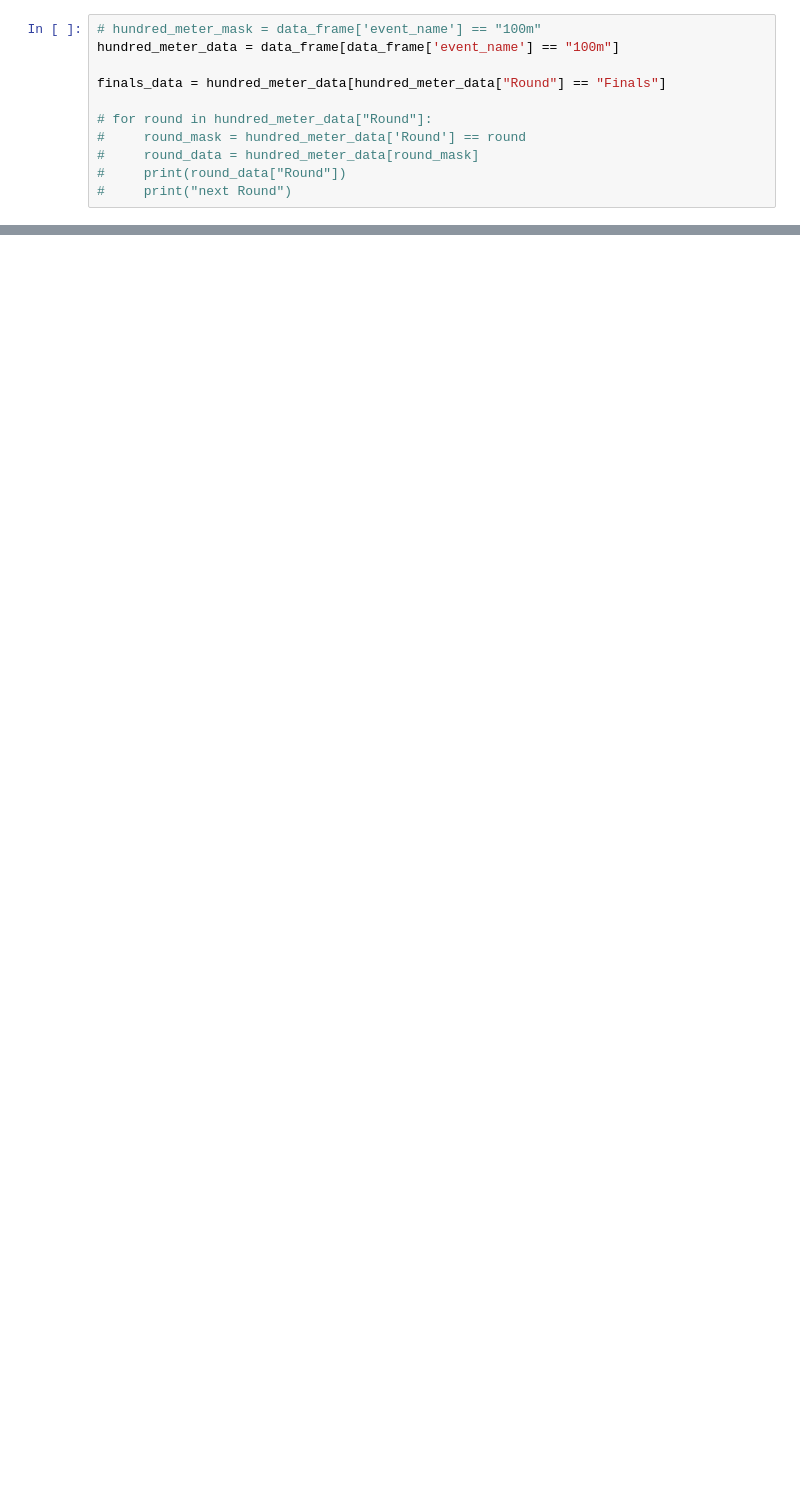
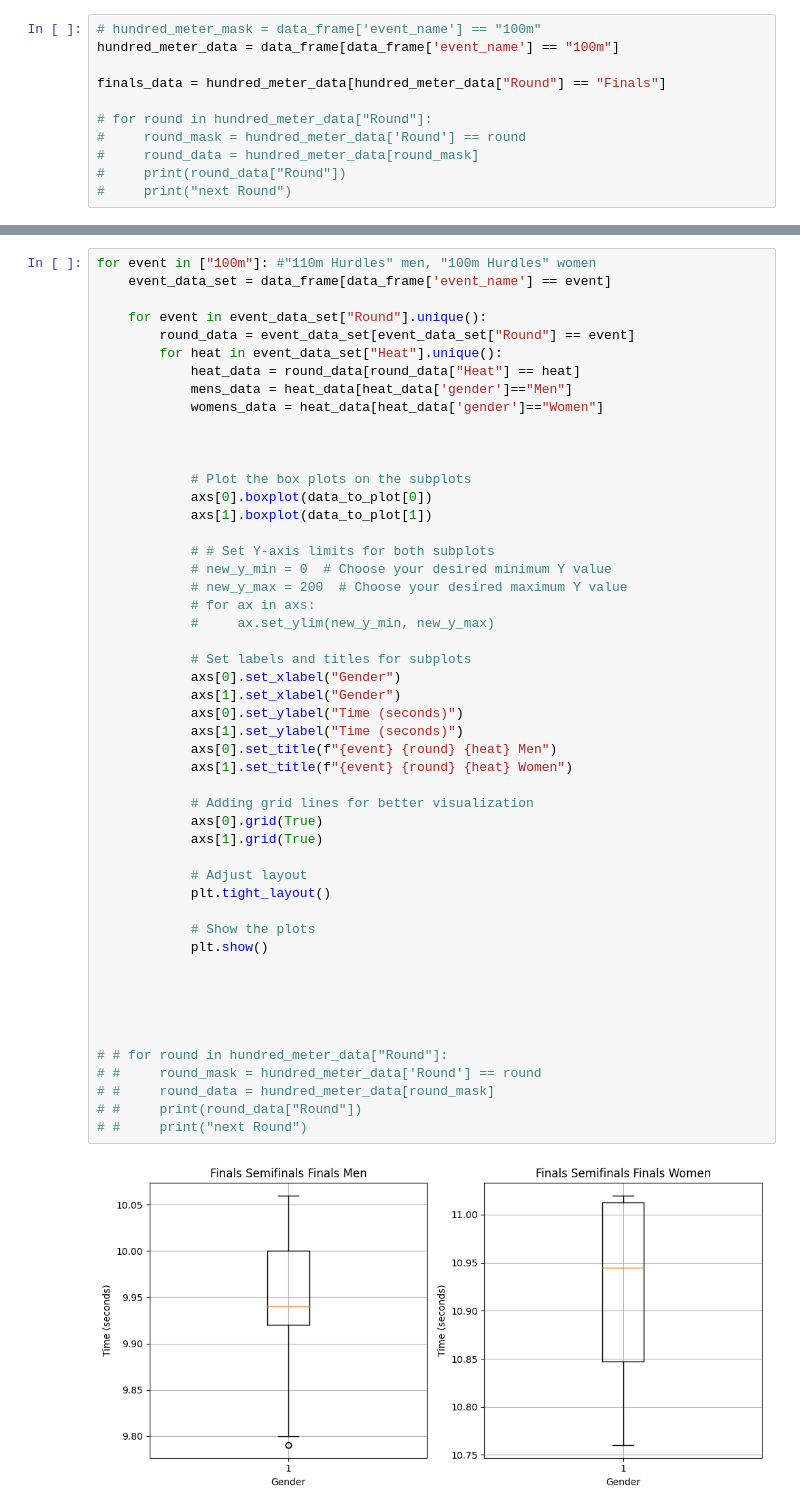
Before and after one commit to abhijit360/Webscraping-DataAnalysis, a Jupyter notebook: notebooks/visualisation.ipynb, the cells around one changed output, grey strips where cells are left out. Cells and saved outputs as stored; diff of their text form; blank space fills up the shorter version.

```diff
--- a/notebooks/visualisation.ipynb
+++ b/notebooks/visualisation.ipynb
@@ -54,0 +84,52 @@ fig.show()
+# %%
+for event in ["100m"]: #"110m Hurdles" men, "100m Hurdles" women
+    event_data_set = data_frame[data_frame['event_name'] == event]
+
+    for event in event_data_set["Round"].unique():
+        round_data = event_data_set[event_data_set["Round"] == event]
+        for heat in event_data_set["Heat"].unique():
+            heat_data = round_data[round_data["Heat"] == heat]
+            mens_data = heat_data[heat_data['gender']=="Men"]
+            womens_data = heat_data[heat_data['gender']=="Women"]
+
+
+
+            # Plot the box plots on the subplots
+            axs[0].boxplot(data_to_plot[0])
+            axs[1].boxplot(data_to_plot[1])
+
+            # # Set Y-axis limits for both subplots
+            # new_y_min = 0  # Choose your desired minimum Y value
+            # new_y_max = 200  # Choose your desired maximum Y value
+            # for ax in axs:
+            #     ax.set_ylim(new_y_min, new_y_max)
+
+            # Set labels and titles for subplots
+            axs[0].set_xlabel("Gender")
+            axs[1].set_xlabel("Gender")
+            axs[0].set_ylabel("Time (seconds)")
+            axs[1].set_ylabel("Time (seconds)")
+            axs[0].set_title(f"{event} {round} {heat} Men")
+            axs[1].set_title(f"{event} {round} {heat} Women")
+
+            # Adding grid lines for better visualization
+            axs[0].grid(True)
+            axs[1].grid(True)
+
+            # Adjust layout
+            plt.tight_layout()
+
+            # Show the plots
+            plt.show()
+
+
+
+
+
+# # for round in hundred_meter_data["Round"]:
+# #     round_mask = hundred_meter_data['Round'] == round
+# #     round_data = hundred_meter_data[round_mask]
+# #     print(round_data["Round"])
+# #     print("next Round")
+# %% [output]
+[figure, added]
```
Also changed, not shown: parts of 5 cells of this notebook.
